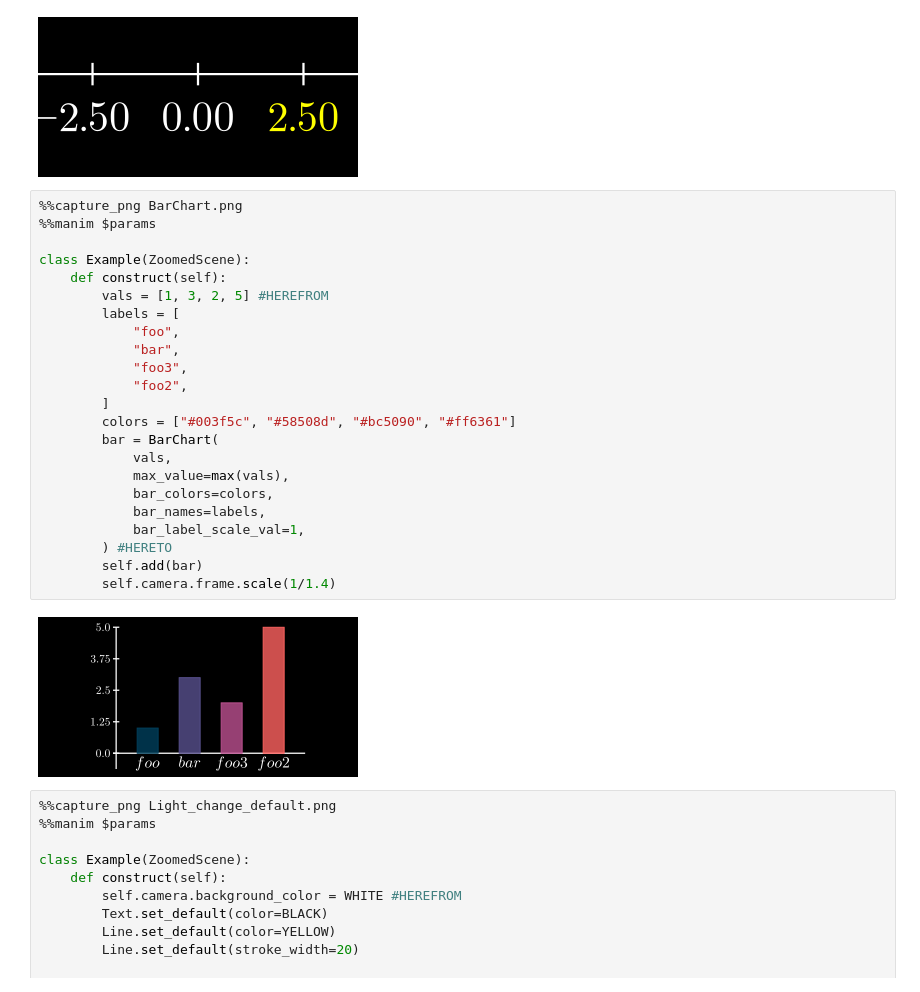
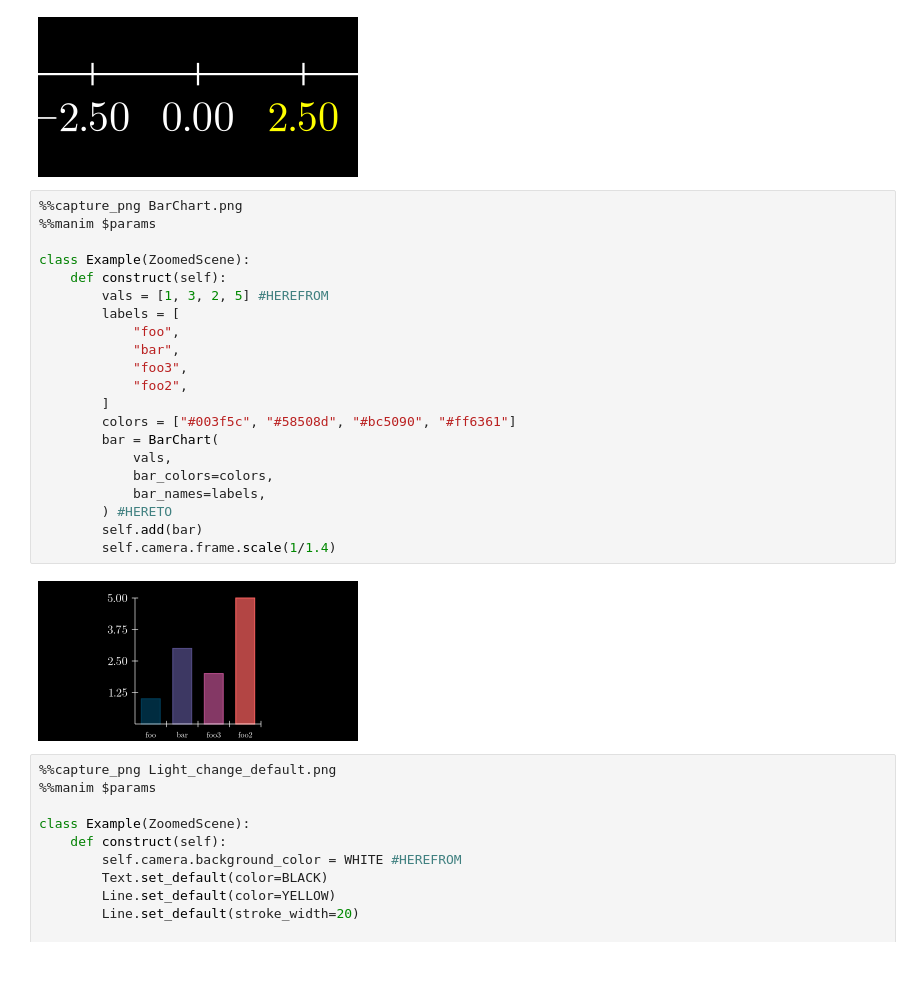
Before and after one commit to kolibril13/mobject-gallery, a Jupyter notebook: 01Mobjects_Basics.ipynb, the cells around one changed output. Saved outputs shown, nothing was run; the diff lists cells and outputs as text.

```diff
--- a/01Mobjects_Basics.ipynb
+++ b/01Mobjects_Basics.ipynb
@@ -921,28 +921,26 @@ class Example(ZoomedScene):
 # %%
 %%capture_png BarChart.png
 %%manim $params
 
 class Example(ZoomedScene):
     def construct(self):
         vals = [1, 3, 2, 5] #HEREFROM
         labels = [
             "foo",
             "bar",
             "foo3",
             "foo2",
         ]
         colors = ["#003f5c", "#58508d", "#bc5090", "#ff6361"]
         bar = BarChart(
             vals,
-            max_value=max(vals),
             bar_colors=colors,
             bar_names=labels,
-            bar_label_scale_val=1,
         ) #HERETO
         self.add(bar)
         self.camera.frame.scale(1/1.4)
 # %% [output]
-[figure, old version]
+[figure, new version]
 # %%
 %%capture_png Light_change_default.png
 %%manim $params
```
Also changed, not shown: parts of 5 cells of this notebook, 18 other files.
